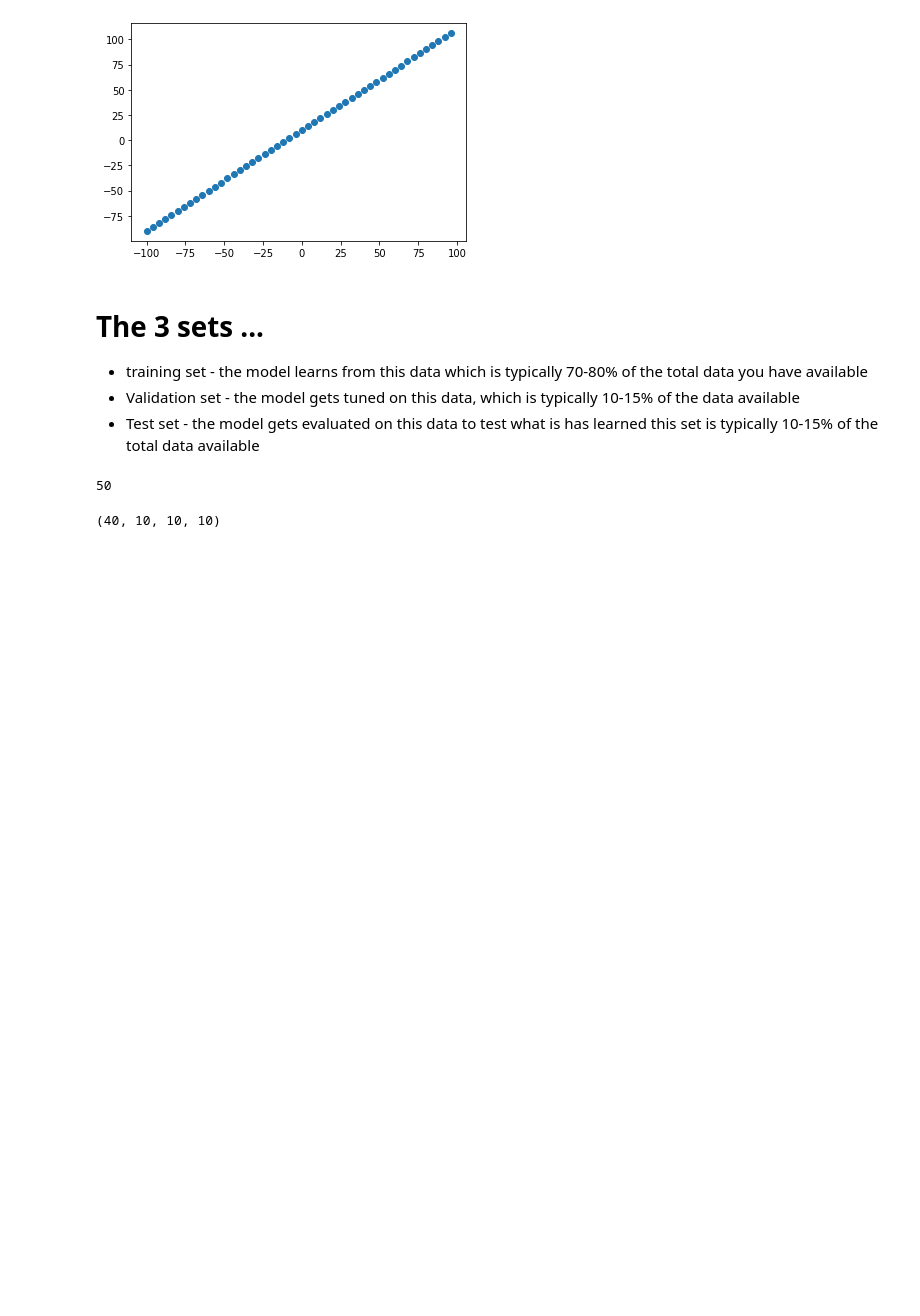
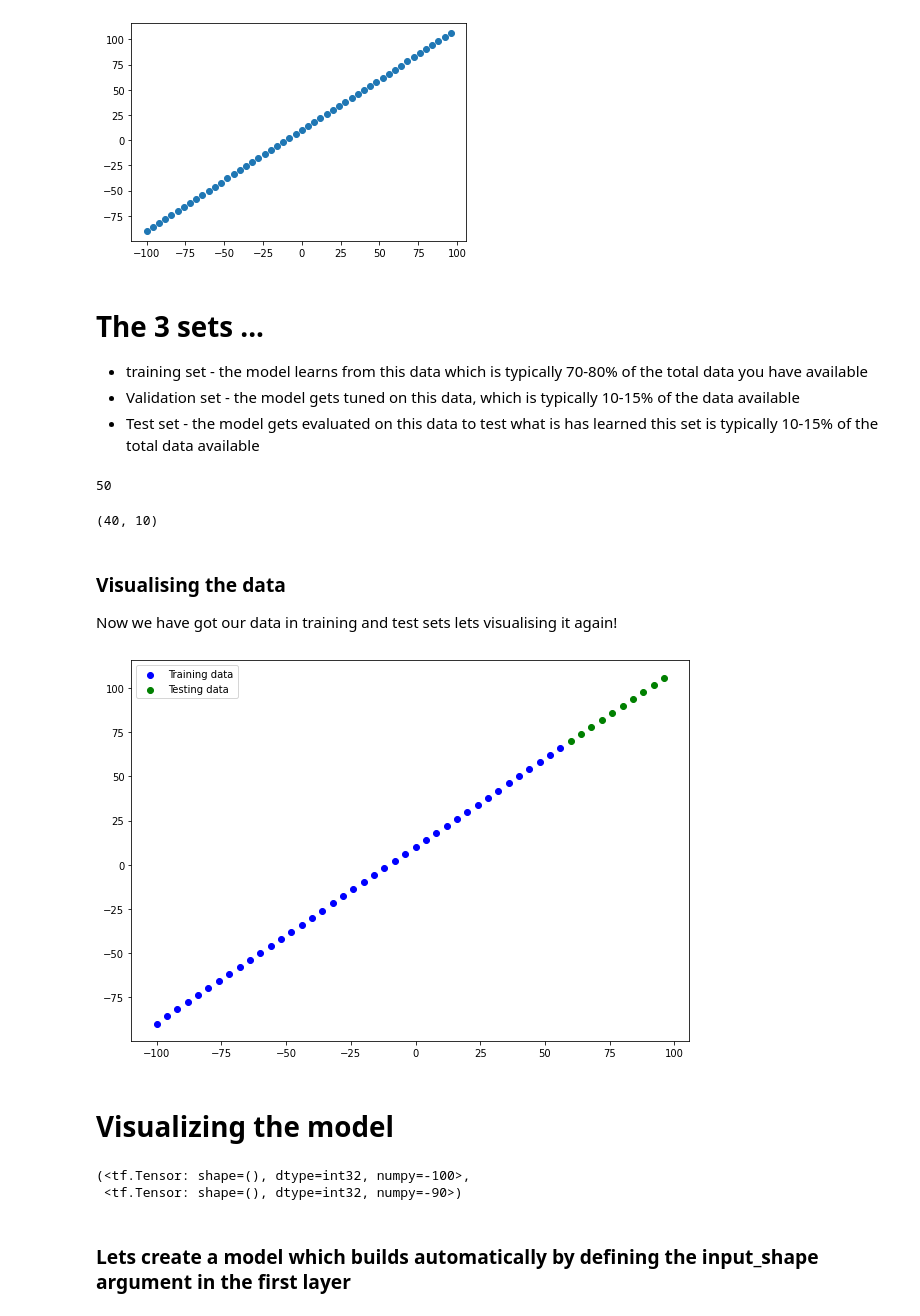
Before and after one commit to ElenaBara21/TensorFlow, a Jupyter notebook: 01_neural_network_regression_with_tensorflow.ipynb, the cells around one changed output. Cells and saved outputs as stored; diff of their text form; code cells hidden in the pictures; blank space fills up the shorter version.

```diff
--- a/01_neural_network_regression_with_tensorflow.ipynb
+++ b/01_neural_network_regression_with_tensorflow.ipynb
@@ -363,13 +362,26 @@ len(X)
 # %% [output]
 50
 # %%
-#Split the data into train and test sets
-X_train = X[:40] #first 40 are training samples(80% of the data)
-y_train = y[40:]
+# Split data into train and test sets
+X_train = X[:40] # first 40 examples (80% of data)
+y_train = y[:40]
 
-X_test = X[40:] # last 10 are testing samples(20% of the data)
+X_test = X[40:] # last 10 examples (20% of data)
 y_test = y[40:]
 
-len(X_train), len(X_test), len(y_train), len(y_test)
+len(X_train), len(X_test)
 # %% [output]
-(40, 10, 10, 10)
+(40, 10)
+# %% [markdown]
+### Visualising the data
+Now we have got our data in training and test sets lets visualising it again!
+# %%
+plt.figure(figsize=(10, 7))
+# Plot training data in blue
+plt.scatter(X_train, y_train, c='b', label='Training data')
+# Plot test data in green
+plt.scatter(X_test, y_test, c='g', label='Testing data')
+# Show the legend
+plt.legend();
+# %% [output]
+[figure, added]
@@ -375,0 +400,2 @@ len(X_train), len(X_test), len(y_train), len(y_test)
+# %% [markdown]
+# Visualizing the model
@@ -375,0 +404,7 @@ len(X_train), len(X_test), len(y_train), len(y_test)
+# %%
+X[0], y[0]
+# %% [output]
+(<tf.Tensor: shape=(), dtype=int32, numpy=-100>,
+ <tf.Tensor: shape=(), dtype=int32, numpy=-90>)
+# %% [markdown]
+### Lets create a model which builds automatically by defining the input_shape argument in the first layer
```
Also changed, not shown: parts of 19 cells of this notebook.
